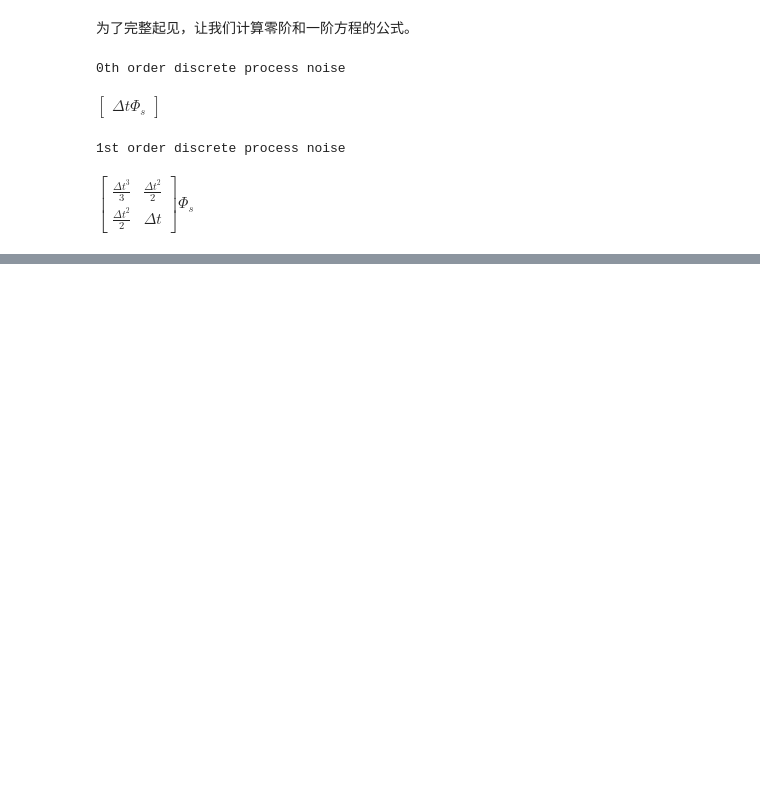
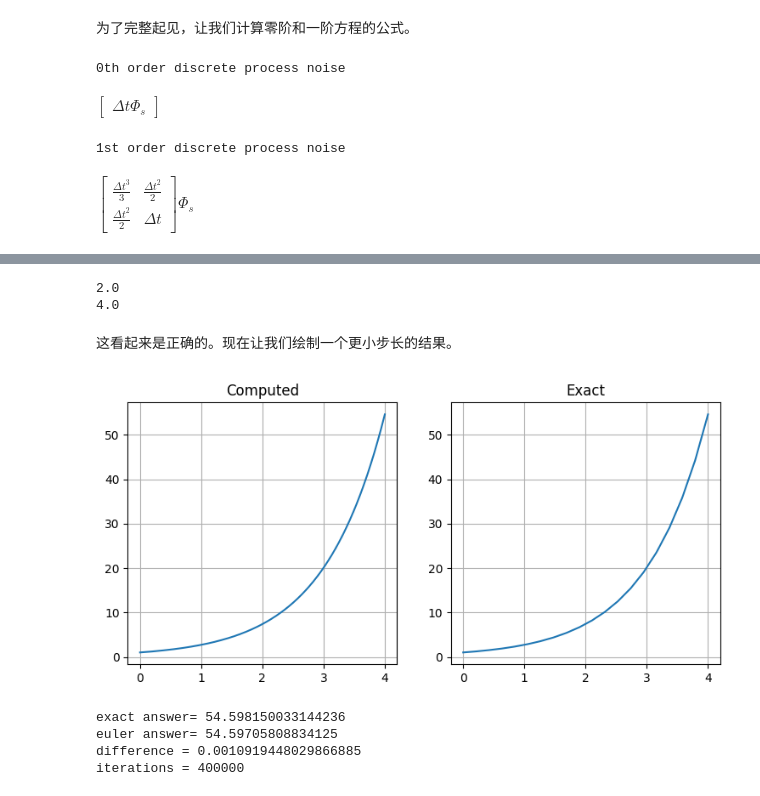
Before and after one commit to logan8866/Kalman-Filter-Programming, a Jupyter notebook: 07 卡尔曼滤波器的数学原理.ipynb, the cells around one changed output, grey strips where cells are left out. Cells and saved outputs as stored; diff of their text form; code cells hidden in the pictures; blank space fills up the shorter version.

```diff
--- a/07 卡尔曼滤波器的数学原理.ipynb
+++ b/07 卡尔曼滤波器的数学原理.ipynb
@@ -466,0 +789,39 @@ $\displaystyle \left[\begin{matrix}\frac{\Delta{t}^{3}}{3} & \frac{\Delta{t}^{2}
+# %%
+def euler(t, tmax, y, dx, step=1.):
+    ys = []
+    while t < tmax:
+        y = y + step*dx(t, y)
+        ys.append(y)
+        t +=step
+    return ys
+# %%
+def dx(t, y): return y
+
+print(euler(0, 1, 1, dx, step=1.)[-1])
+print(euler(0, 2, 1, dx, step=1.)[-1])
+# %% [output]
+2.0
+4.0
+# %% [markdown]
+这看起来是正确的。现在让我们绘制一个更小步长的结果。
+# %%
+ys = euler(0, 4, 1, dx, step=0.00001)
+plt.subplot(1,2,1)
+plt.title('Computed')
+plt.plot(np.linspace(0, 4, len(ys)),ys)
+plt.subplot(1,2,2)
+t = np.linspace(0, 4, 20)
+plt.title('Exact')
+plt.plot(t, np.exp(t));
+# %% [output]
+[figure, added]
+# %%
+print('exact answer=', np.exp(4))
+print('euler answer=', ys[-1])
+print('difference =', np.exp(4) - ys[-1])
+print('iterations =', len(ys))
+# %% [output]
+exact answer= 54.598150033144236
+euler answer= 54.59705808834125
+difference = 0.0010919448029866885
+iterations = 400000
```
Also changed, not shown: parts of 32 cells of this notebook, 1 other file.
